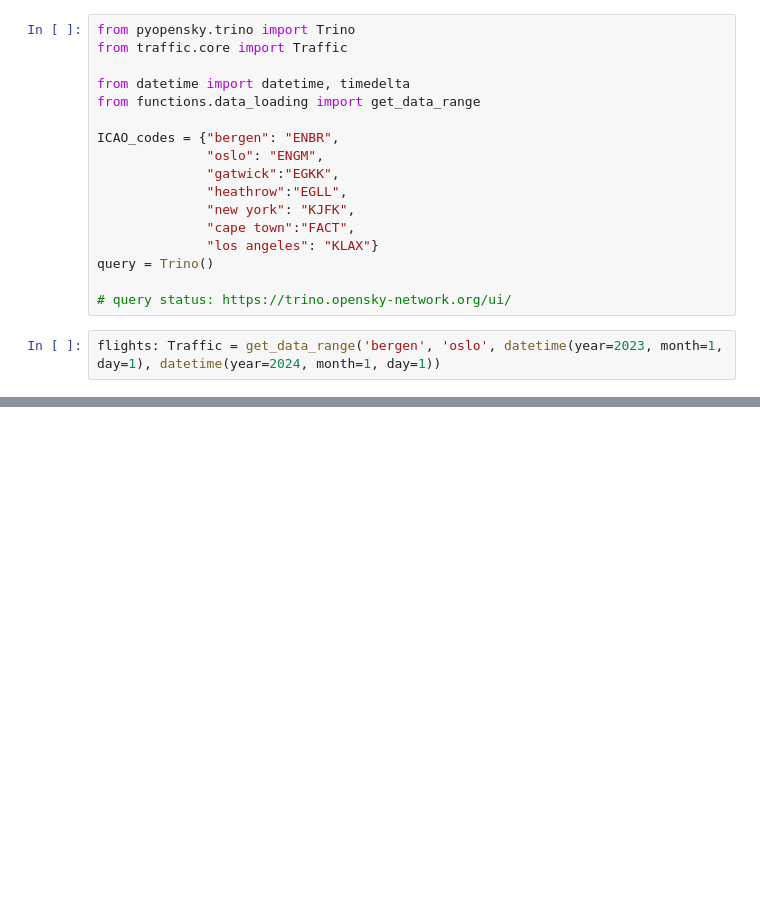
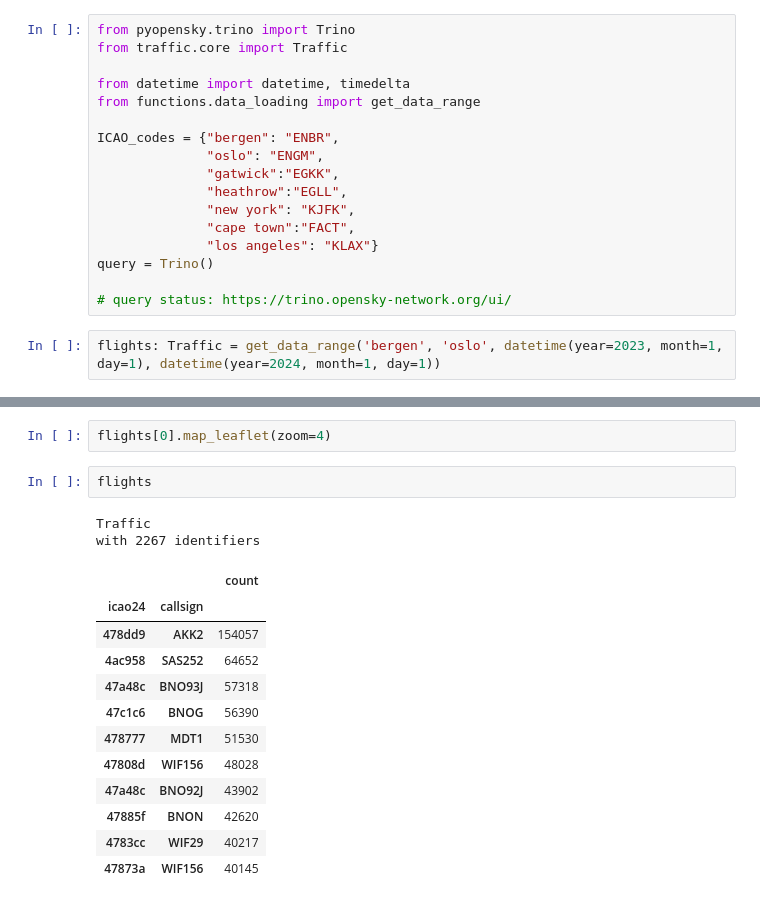
Before and after one commit to tobbensol/masters-thesis, a Jupyter notebook: pyOpensky testing.ipynb, the cells around one changed output, grey strips where cells are left out. Drawn from its saved outputs; the diff is of its cells as text; blank space fills up the shorter version.

```diff
--- a/pyOpensky testing.ipynb
+++ b/pyOpensky testing.ipynb
@@ -51,0 +32,19 @@ Map(center=[39.47217495316727, -89.66223354731036], controls=(ZoomControl(option
+# %%
+flights[0].map_leaflet(zoom=4)
+# %%
+flights
+# %% [output]
+Traffic
+with 2267 identifiers
+|  |  | count |
+| icao24 | callsign |  |
+| 478dd9 | AKK2 | 154057 |
+| 4ac958 | SAS252 | 64652 |
+| 47a48c | BNO93J | 57318 |
+| 47c1c6 | BNOG | 56390 |
+| 478777 | MDT1 | 51530 |
+| 47808d | WIF156 | 48028 |
+| 47a48c | BNO92J | 43902 |
+| 47885f | BNON | 42620 |
+| 4783cc | WIF29 | 40217 |
+| 47873a | WIF156 | 40145 |
```
Also changed, not shown: parts of 5 cells of this notebook, 1 other file.
